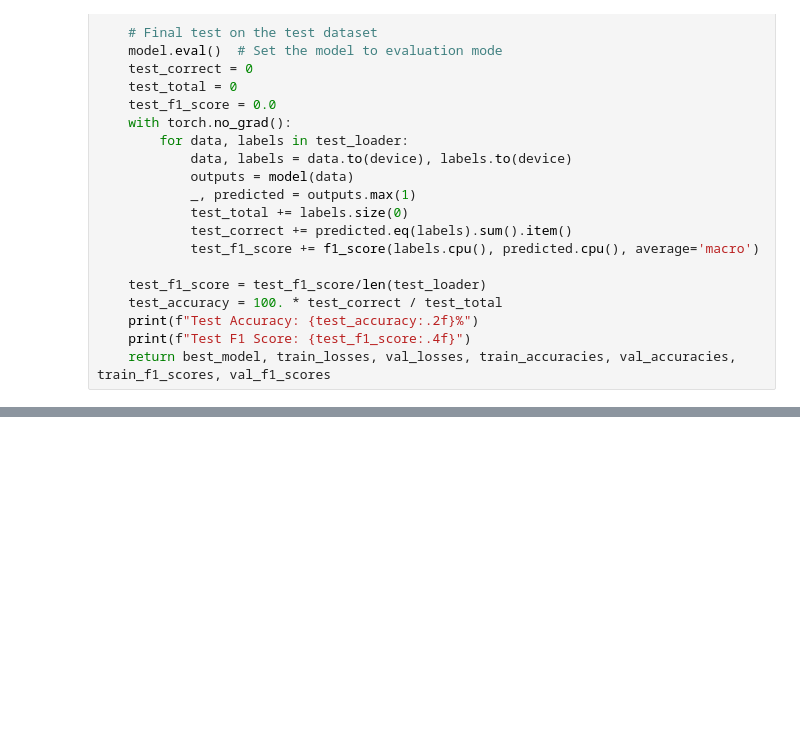
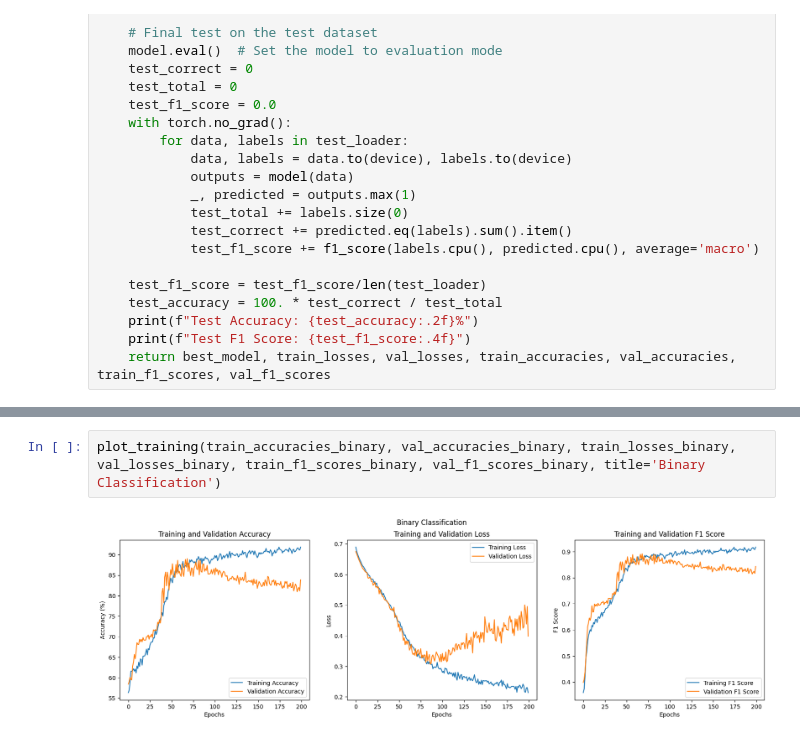
Before and after one commit to Pappol/EEGNet-improved, a Jupyter notebook: DataSplit.ipynb, the cells around one changed output, grey strips where cells are left out. Drawn from its saved outputs; the diff is of its cells as text; blank space fills up the shorter version.

```diff
--- a/DataSplit.ipynb
+++ b/DataSplit.ipynb
@@ -685,0 +715,4 @@ plot_training(train_accuracies_binary, val_accuracies_binary, train_losses_binar
+# %%
+plot_training(train_accuracies_binary, val_accuracies_binary, train_losses_binary, val_losses_binary, train_f1_scores_binary, val_f1_scores_binary, title='Binary Classification')
+# %% [output]
+[figure, added]
```
Also changed, not shown: parts of 21 cells of this notebook.
